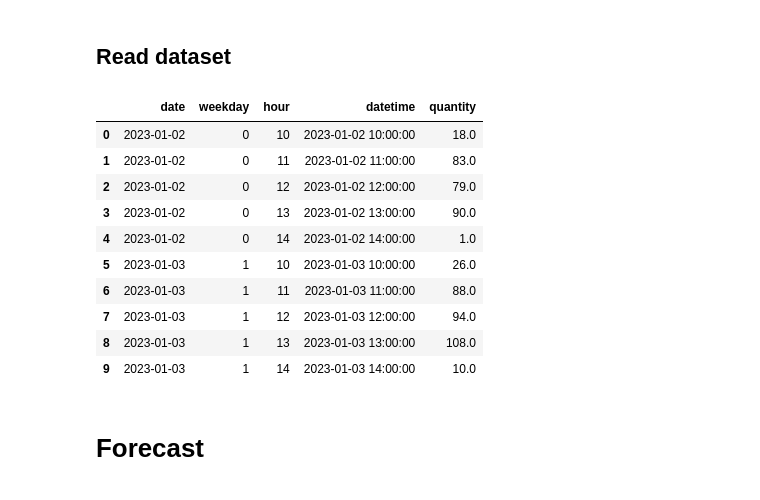
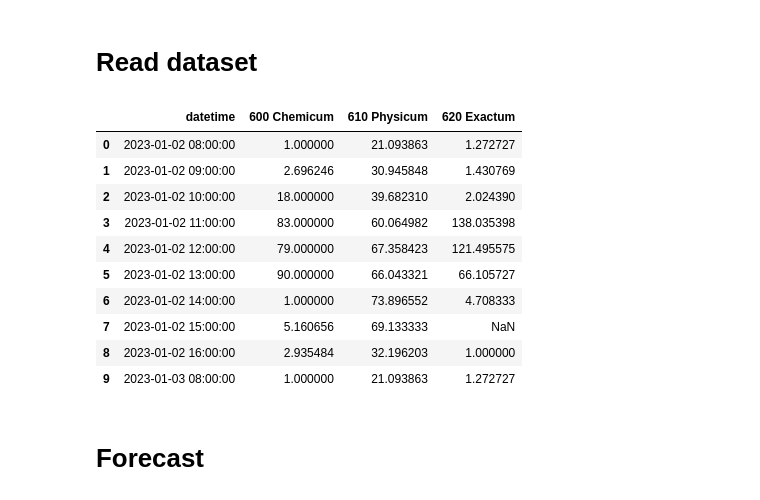
Before and after one commit to Food-Waste-Optimization/Food-Waste-Optimization, a Jupyter notebook: experiments_hoangle/tuntidata_forecast.ipynb, the cells around one changed output. Drawn from its saved outputs; the diff is of its cells as text; code cells hidden in the pictures.

```diff
--- a/experiments_hoangle/tuntidata_forecast.ipynb
+++ b/experiments_hoangle/tuntidata_forecast.ipynb
@@ -13,25 +17,25 @@ from darts.utils.utils import SeasonalityMode
 plt.style.use('seaborn-v0_8')
 plt.rcParams.update({'font.size': 8})
 # %% [markdown]
-## Read dataset
+# Read dataset
 # %%
-path_processed = "processed/tuntidata_processed.csv"
+path_processed = "experiments_hoangle/processed/tuntidata_processed.csv"
 
-df_waste = pd.read_csv(path_processed, header=0)
+df = pd.read_csv(path_processed, header=0)
 
-df_waste.head(10)
+df.head(10)
 # %% [output]
-|  | date | weekday | hour | datetime | quantity |
-| 0 | 2023-01-02 | 0 | 10 | 2023-01-02 10:00:00 | 18.0 |
-| 1 | 2023-01-02 | 0 | 11 | 2023-01-02 11:00:00 | 83.0 |
-| 2 | 2023-01-02 | 0 | 12 | 2023-01-02 12:00:00 | 79.0 |
-| 3 | 2023-01-02 | 0 | 13 | 2023-01-02 13:00:00 | 90.0 |
-| 4 | 2023-01-02 | 0 | 14 | 2023-01-02 14:00:00 | 1.0 |
-| 5 | 2023-01-03 | 1 | 10 | 2023-01-03 10:00:00 | 26.0 |
-| 6 | 2023-01-03 | 1 | 11 | 2023-01-03 11:00:00 | 88.0 |
-| 7 | 2023-01-03 | 1 | 12 | 2023-01-03 12:00:00 | 94.0 |
-| 8 | 2023-01-03 | 1 | 13 | 2023-01-03 13:00:00 | 108.0 |
-| 9 | 2023-01-03 | 1 | 14 | 2023-01-03 14:00:00 | 10.0 |
+|  | datetime | 600 Chemicum | 610 Physicum | 620 Exactum |
+| 0 | 2023-01-02 08:00:00 | 1.000000 | 21.093863 | 1.272727 |
+| 1 | 2023-01-02 09:00:00 | 2.696246 | 30.945848 | 1.430769 |
+| 2 | 2023-01-02 10:00:00 | 18.000000 | 39.682310 | 2.024390 |
+| 3 | 2023-01-02 11:00:00 | 83.000000 | 60.064982 | 138.035398 |
+| 4 | 2023-01-02 12:00:00 | 79.000000 | 67.358423 | 121.495575 |
+| 5 | 2023-01-02 13:00:00 | 90.000000 | 66.043321 | 66.105727 |
+| 6 | 2023-01-02 14:00:00 | 1.000000 | 73.896552 | 4.708333 |
+| 7 | 2023-01-02 15:00:00 | 5.160656 | 69.133333 | NaN |
+| 8 | 2023-01-02 16:00:00 | 2.935484 | 32.196203 | 1.000000 |
+| 9 | 2023-01-03 08:00:00 | 1.000000 | 21.093863 | 1.272727 |
 # %% [markdown]
 # Forecast
 # %%
```
Also changed, not shown: parts of 27 cells of this notebook, 6 other files.
